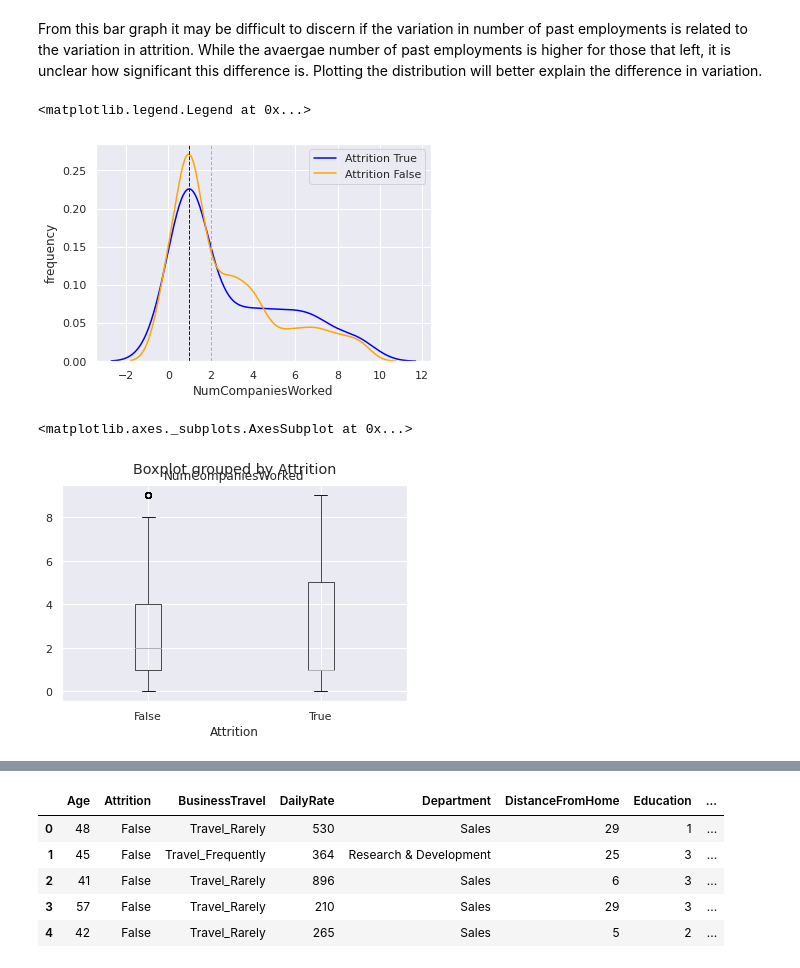
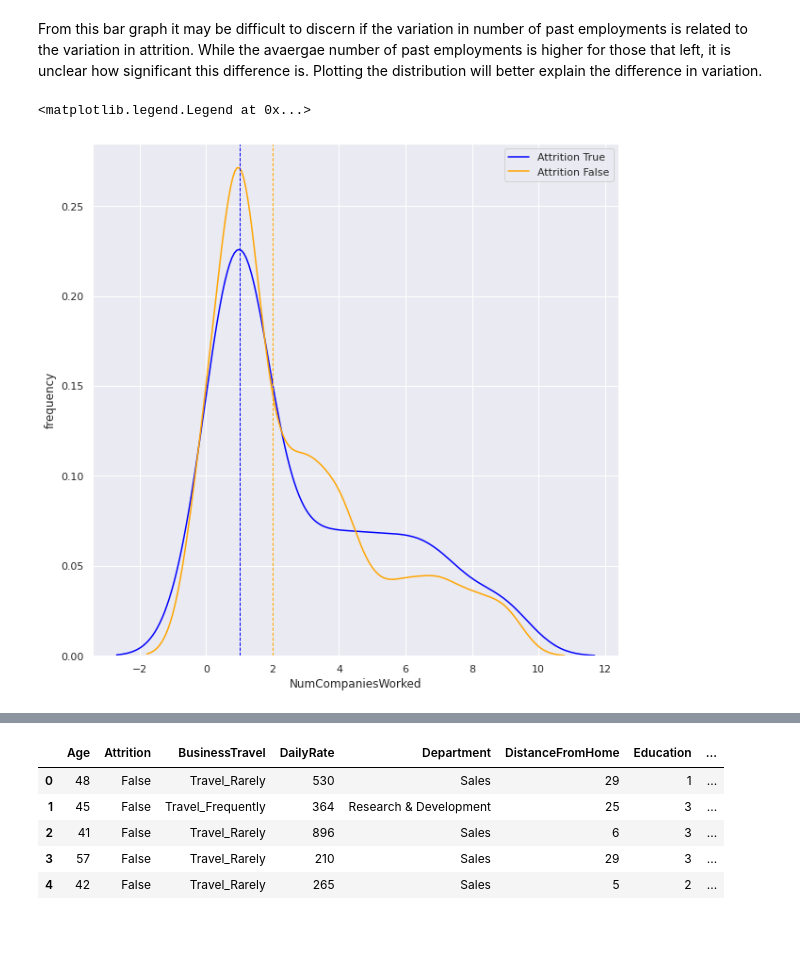
Before and after one commit to SammyBrimberry/GoogleBigQuery_attritionClassification, a Jupyter notebook: gbq_attrition_classificationV1_AP.ipynb, the cells around one changed output, grey strips where cells are left out. Cells and saved outputs as stored; diff of their text form; code cells hidden in the pictures; blank space fills up the shorter version.

```diff
--- a/gbq_attrition_classificationV1_AP.ipynb
+++ b/gbq_attrition_classificationV1_AP.ipynb
@@ -88,22 +107,19 @@ From this bar graph it may be difficult to discern if the variation in number of
 # fg.map(plt.scatter, 'NumCompaniesWorked', 'NumCompaniesWorked').add_legend()
 # %%
 dfplot = df[["Attrition", "NumCompaniesWorked"]]
-attrition_t = dfplot[dfplot["Attrition"]== True]
-attrition_f = dfplot[dfplot["Attrition"]== False]
+attrition_t = dfplot[dfplot["Attrition"]== True] #dataframe of attrition=True
+attrition_f = dfplot[dfplot["Attrition"]== False] #dataframe of attrition=False
 
 sns.set(color_codes=True)
-sns.distplot(attrition_t["NumCompaniesWorked"], color="blue", hist=False, label="Attrition True")
-sns.distplot(attrition_f["NumCompaniesWorked"], color="orange", hist=False, label="Attrition False")
-plt.axvline(attrition_t["NumCompaniesWorked"].median(), color="blue", linestyle="dashed", linewidth=1)
-plt.axvline(attrition_f["NumCompaniesWorked"].median(), color="orange", linestyle="dashed", linewidth=1)
+sns.set(rc={'figure.figsize':(10,10)})
+sns.distplot(attrition_t["NumCompaniesWorked"], color="blue", hist=False, label="Attrition True") #Hitogram of attrition false
+sns.distplot(attrition_f["NumCompaniesWorked"], color="orange", hist=False, label="Attrition False") #histogram of attirtion true
+# plt.figure(figsize = (10,10))
+plt.axvline(attrition_t["NumCompaniesWorked"].median(), color="blue", linestyle="dashed", linewidth=1) #plot median of attrition true
+plt.axvline(attrition_f["NumCompaniesWorked"].median(), color="orange", linestyle="dashed", linewidth=1) #plot median of attrition false
 
-plt.ylabel("frequency"),
-plt.legend()
+plt.ylabel("frequency") #plot label
+plt.legend() #add label
 # %% [output]
 <matplotlib.legend.Legend at 0x...>
-[figure, old version]
+[figure, new version]
-# %%
-df.boxplot("NumCompaniesWorked", "Attrition")
-# %% [output]
-<matplotlib.axes._subplots.AxesSubplot at 0x...>
-[figure, removed]
```
Also changed, not shown: parts of 22 cells of this notebook.
